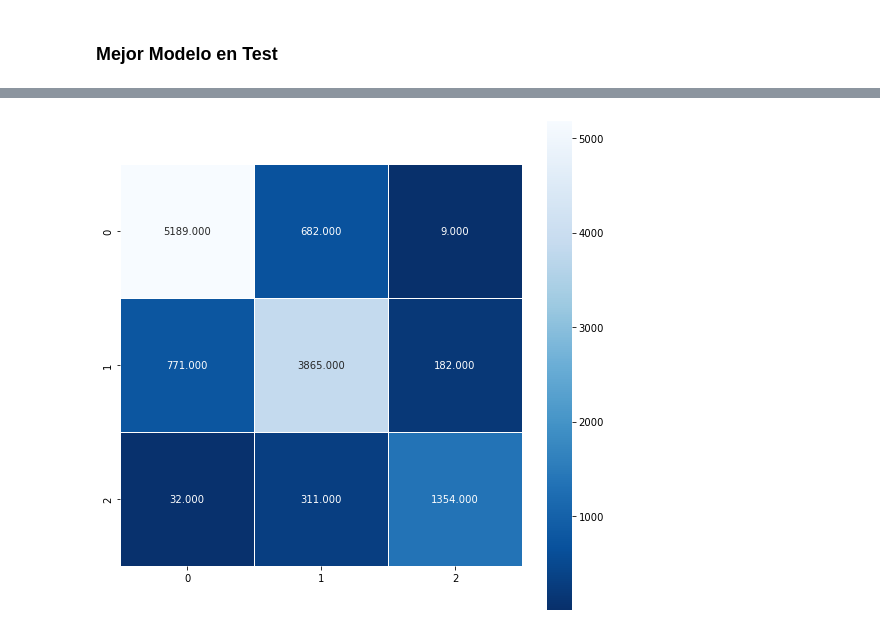
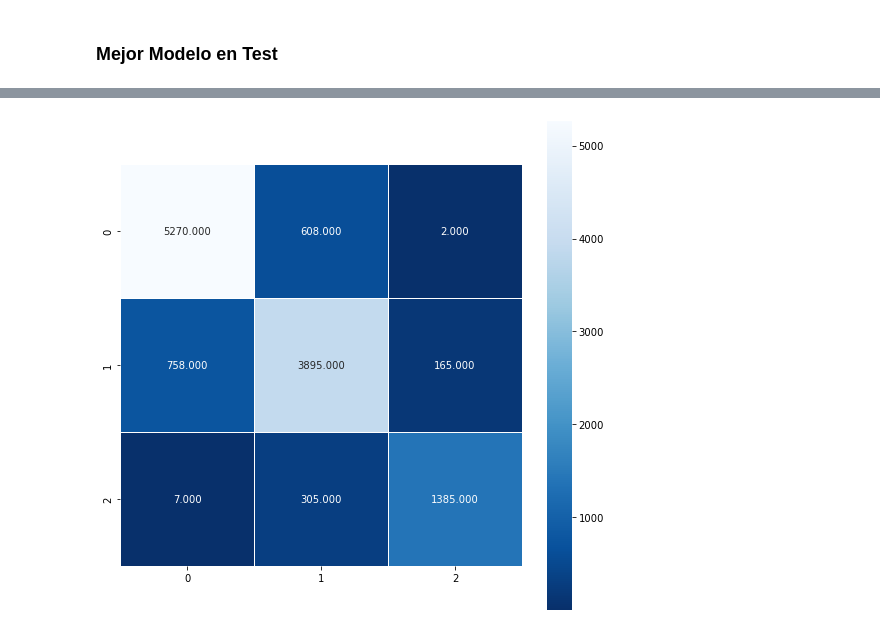
Before and after one commit to Ignacio-Ibarra/tpAA, a Jupyter notebook: Modelado.ipynb, the cells around one changed output, grey strips where cells are left out. Cells and saved outputs as stored; diff of their text form; code cells hidden in the pictures.

```diff
--- a/Modelado.ipynb
+++ b/Modelado.ipynb
@@ -235,20 +239,25 @@ param_grid = {
     'max_depth': list(range(4,30))
 }
 
-rdm = RandomizedSearchCV(
+opt = BayesSearchCV(
     model,
-    param_grid,
+    search_spaces = param_grid,
     cv=5,
     scoring='roc_auc',
-    verbose=0,
+    verbose=3,
     n_iter=100,
-    error_score="raise"
+    error_score="raise",
+    return_train_score=True
     )
 
-rdm.fit(X_train, Y_train)
+opt.fit(X_train, Y_train)
+
+print('Best params achieve a test score of', opt.score(x_test, y_test), ':')
+
+params = dict(opt.best_params_)
 
 from datetime import datetime
-hoy = datetime.now().strftime("%Y%m%d")
+hoy = datetime.now().strftime("%Y%m%d%H%M")
 
-cv_results = pd.DataFrame(rdm.cv_results_)
+cv_results = pd.DataFrame(opt.cv_results_)
 cv_results.to_csv(f"./resultados/cv_results-{hoy}.csv", index=False)
@@ -257,16 +296,14 @@ cv_results.to_csv(f"./resultados/cv_results-{hoy}.csv", index=False)
 # %%
-params = dict(rdm.best_params_)
+params = dict(opt.best_params_)
 
 clf = DecisionTreeClassifier(random_state=seed, **params)
+#clf = DecisionTreeClassifier(random_state=seed)
 clf.fit(X_train, Y_train)
 preds = clf.predict(x_test)
 # %%
-labs = np.array(pd.get_dummies(data.labels).columns)
-ytest1d = y_test.dot(labs)
-preds1d = preds.dot(labs)
-cm = confusion_matrix(ytest1d, preds1d)
+cm = confusion_matrix(y_test.argmax(axis=1), preds.argmax(axis=1))
 plt.figure(figsize=(9,9))
 sns.heatmap(cm, annot=True, fmt=".3f", linewidths=.5, square = True, cmap = 'Blues_r')
 plt.show()
 # %% [output]
-[figure, old version]
+[figure, new version]
```
Also changed, not shown: parts of 7 cells of this notebook, 2 other files.
